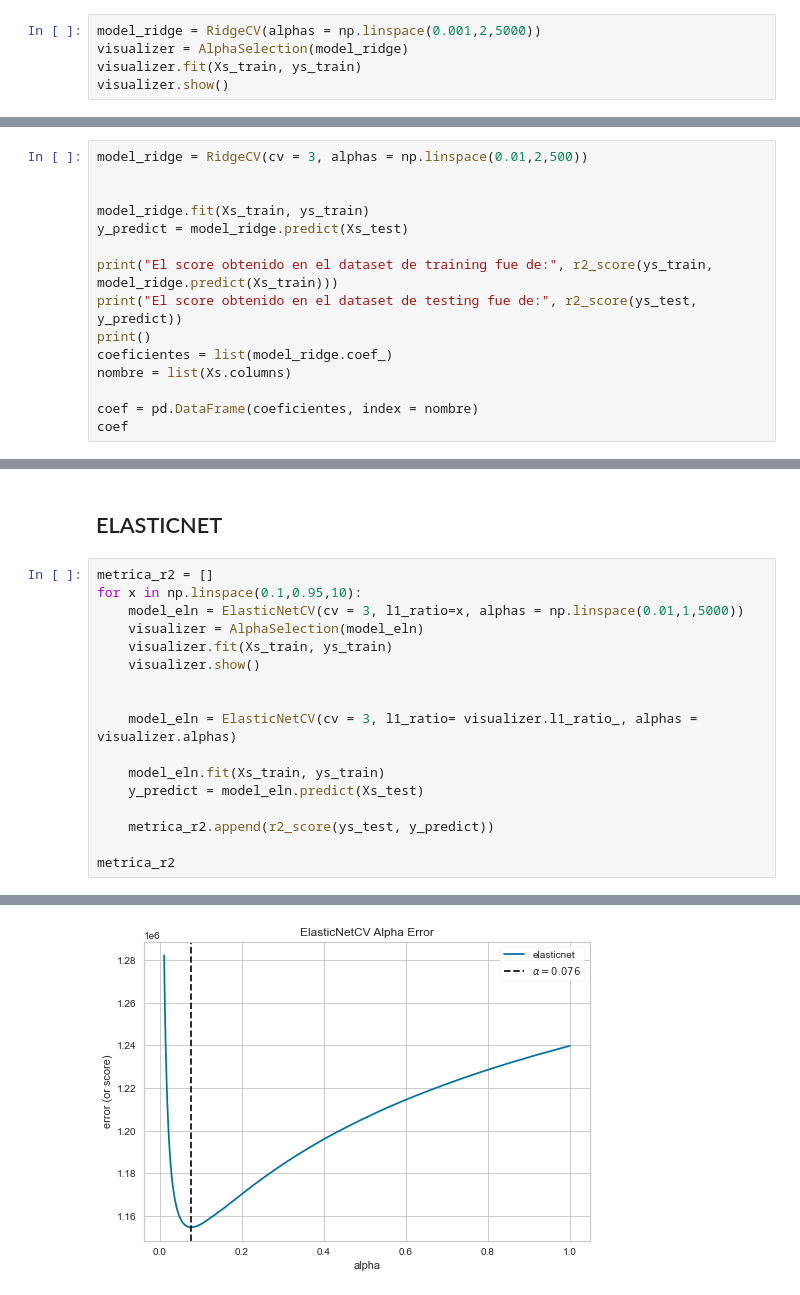
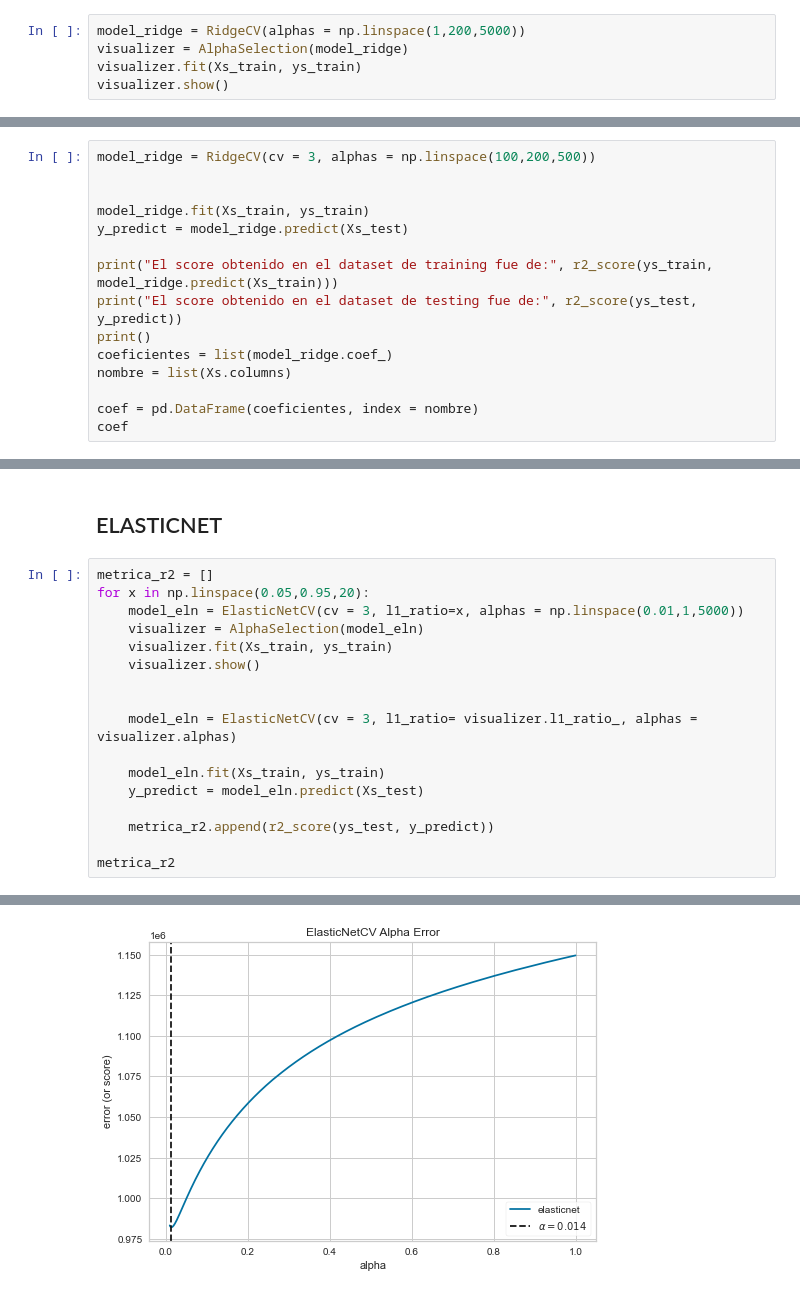
Before and after one commit to franfasan1/DG_G8_desfio2, a Jupyter notebook: notebook_desafio.ipynb, the cells around one changed output, grey strips where cells are left out. Cells and saved outputs as stored; diff of their text form.

```diff
--- a/notebook_desafio.ipynb
+++ b/notebook_desafio.ipynb
@@ -348,7 +441,7 @@ plt.show()
 # %% [markdown]
 ## RIDGE
 # %%
-model_ridge = RidgeCV(alphas = np.linspace(0.001,2,5000))
+model_ridge = RidgeCV(alphas = np.linspace(1,200,5000))
 visualizer = AlphaSelection(model_ridge)
 visualizer.fit(Xs_train, ys_train)
 visualizer.show()
@@ -357,6 +450,6 @@ visualizer.show()
 <AxesSubplot:title={'center':'RidgeCV Alpha Error'}, xlabel='alpha', ylabel='error (or score)'>
 # %%
-model_ridge = RidgeCV(cv = 3, alphas = np.linspace(0.01,2,500))
+model_ridge = RidgeCV(cv = 3, alphas = np.linspace(100,200,500))
 
 
 model_ridge.fit(Xs_train, ys_train)
@@ -390,7 +483,7 @@ El score obtenido en el dataset de testing fue de: 0.23771354724467153
 ## ELASTICNET
 # %%
 metrica_r2 = []
-for x in np.linspace(0.1,0.95,10):
+for x in np.linspace(0.05,0.95,20):
     model_eln = ElasticNetCV(cv = 3, l1_ratio=x, alphas = np.linspace(0.01,1,5000))
     visualizer = AlphaSelection(model_eln)
     visualizer.fit(Xs_train, ys_train)
@@ -415 +508 @@ metrica_r2
-[figure, old version]
+[figure, new version]
```
Also changed, not shown: parts of 40 cells of this notebook.
